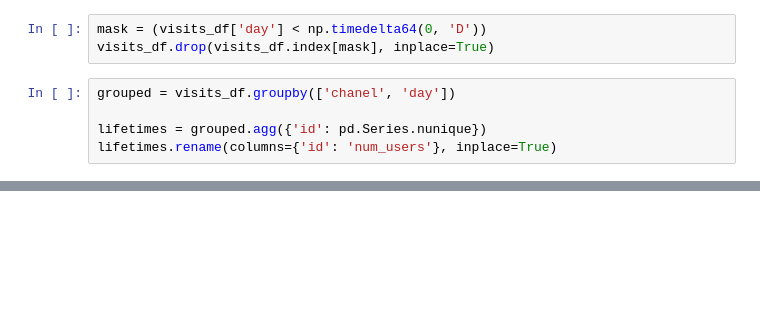
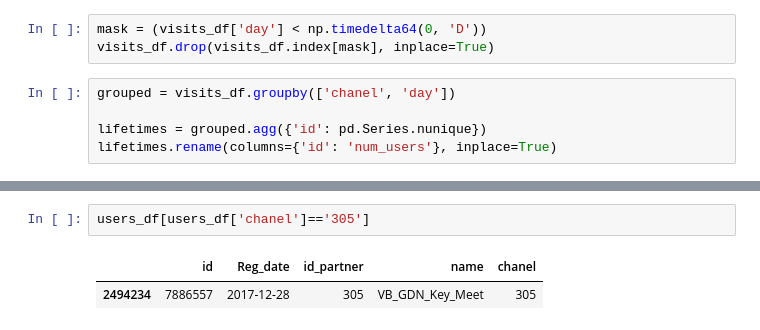
Before and after one commit to 3v1l91l/dss1, a Jupyter notebook: solution_2.ipynb, the cells around one changed output, grey strips where cells are left out. Saved outputs shown, nothing was run; the diff lists cells and outputs as text; blank space fills up the shorter version.

```diff
--- a/solution_2.ipynb
+++ b/solution_2.ipynb
@@ -72,0 +85,5 @@ user_retention
+# %%
+users_df[users_df['chanel']=='305']
+# %% [output]
+|  | id | Reg_date | id_partner | name | chanel |
+| 2494234 | 7886557 | 2017-12-28 | 305 | VB_GDN_Key_Meet | 305 |
```
Also changed, not shown: parts of 14 cells of this notebook.
